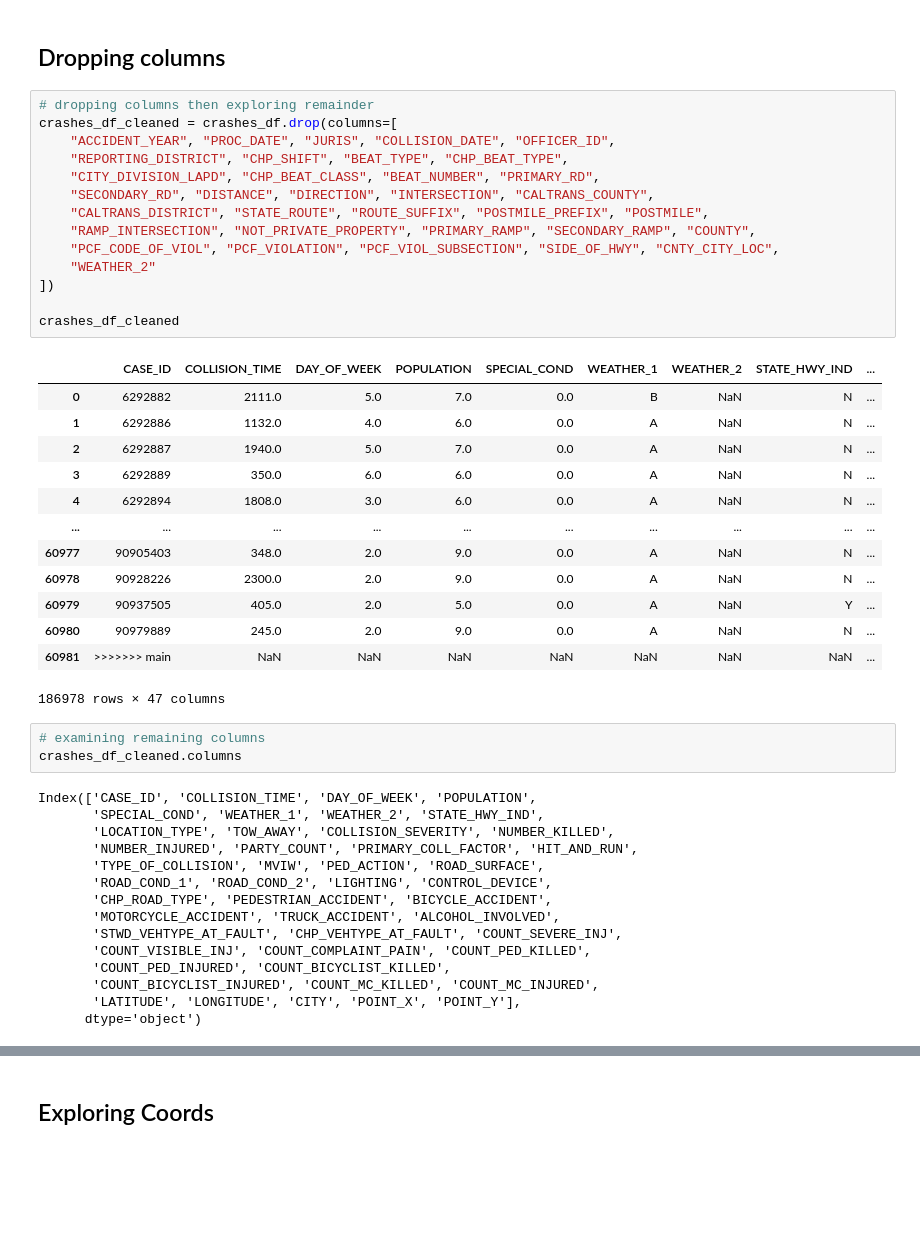
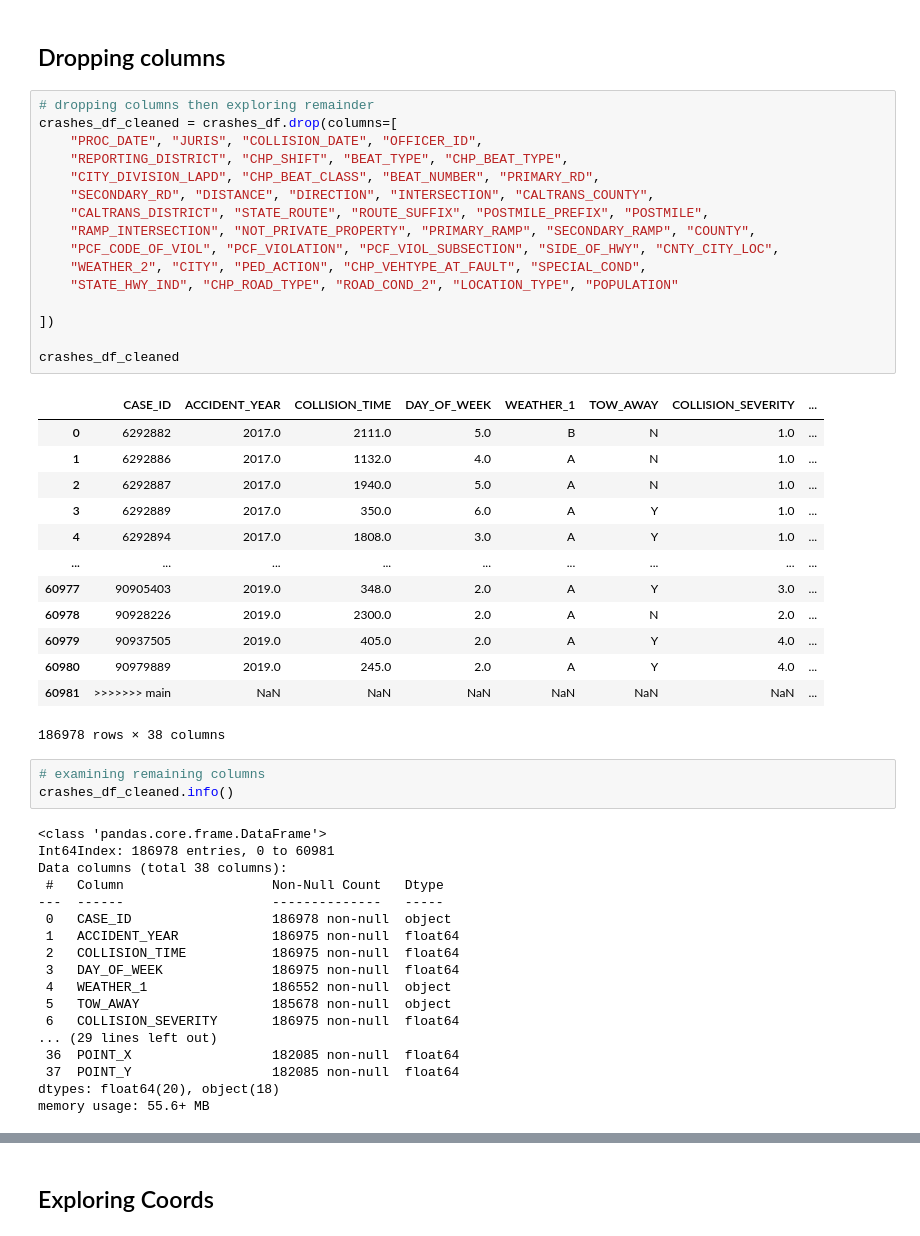
Before and after one commit to wattsr1/LA-Collision-Analysis, a Jupyter notebook: Clean_Crash_Data.ipynb, the cells around one changed output, grey strips where cells are left out. Cells and saved outputs as stored; diff of their text form; blank space fills up the shorter version.

Commit message:
dropped additional columns

```diff
--- a/Clean_Crash_Data.ipynb
+++ b/Clean_Crash_Data.ipynb
@@ -89,47 +89,52 @@ crashes_df["HIT_AND_RUN"].isnull().sum()
 # %%
 # dropping columns then exploring remainder
 crashes_df_cleaned = crashes_df.drop(columns=[
-    "ACCIDENT_YEAR", "PROC_DATE", "JURIS", "COLLISION_DATE", "OFFICER_ID",
+    "PROC_DATE", "JURIS", "COLLISION_DATE", "OFFICER_ID",
     "REPORTING_DISTRICT", "CHP_SHIFT", "BEAT_TYPE", "CHP_BEAT_TYPE",
     "CITY_DIVISION_LAPD", "CHP_BEAT_CLASS", "BEAT_NUMBER", "PRIMARY_RD",
     "SECONDARY_RD", "DISTANCE", "DIRECTION", "INTERSECTION", "CALTRANS_COUNTY",
     "CALTRANS_DISTRICT", "STATE_ROUTE", "ROUTE_SUFFIX", "POSTMILE_PREFIX", "POSTMILE",
     "RAMP_INTERSECTION", "NOT_PRIVATE_PROPERTY", "PRIMARY_RAMP", "SECONDARY_RAMP", "COUNTY",
     "PCF_CODE_OF_VIOL", "PCF_VIOLATION", "PCF_VIOL_SUBSECTION", "SIDE_OF_HWY", "CNTY_CITY_LOC",
-    "WEATHER_2"
+    "WEATHER_2", "CITY", "PED_ACTION", "CHP_VEHTYPE_AT_FAULT", "SPECIAL_COND",
+    "STATE_HWY_IND", "CHP_ROAD_TYPE", "ROAD_COND_2", "LOCATION_TYPE", "POPULATION"
+
 ])
 
 crashes_df_cleaned
 # %% [output]
-|  | CASE_ID | COLLISION_TIME | DAY_OF_WEEK | POPULATION | SPECIAL_COND | WEATHER_1 | WEATHER_2 | STATE_HWY_IND | ... |
-| 0 | 6292882 | 2111.0 | 5.0 | 7.0 | 0.0 | B | NaN | N | ... |
-| 1 | 6292886 | 1132.0 | 4.0 | 6.0 | 0.0 | A | NaN | N | ... |
-| 2 | 6292887 | 1940.0 | 5.0 | 7.0 | 0.0 | A | NaN | N | ... |
-| 3 | 6292889 | 350.0 | 6.0 | 6.0 | 0.0 | A | NaN | N | ... |
-| 4 | 6292894 | 1808.0 | 3.0 | 6.0 | 0.0 | A | NaN | N | ... |
-| ... | ... | ... | ... | ... | ... | ... | ... | ... | ... |
-| 60977 | 90905403 | 348.0 | 2.0 | 9.0 | 0.0 | A | NaN | N | ... |
-| 60978 | 90928226 | 2300.0 | 2.0 | 9.0 | 0.0 | A | NaN | N | ... |
-| 60979 | 90937505 | 405.0 | 2.0 | 5.0 | 0.0 | A | NaN | Y | ... |
-| 60980 | 90979889 | 245.0 | 2.0 | 9.0 | 0.0 | A | NaN | N | ... |
-| 60981 | >>>>>>> main | NaN | NaN | NaN | NaN | NaN | NaN | NaN | ... |
+|  | CASE_ID | ACCIDENT_YEAR | COLLISION_TIME | DAY_OF_WEEK | WEATHER_1 | TOW_AWAY | COLLISION_SEVERITY | ... |
+| 0 | 6292882 | 2017.0 | 2111.0 | 5.0 | B | N | 1.0 | ... |
+| 1 | 6292886 | 2017.0 | 1132.0 | 4.0 | A | N | 1.0 | ... |
+| 2 | 6292887 | 2017.0 | 1940.0 | 5.0 | A | N | 1.0 | ... |
+| 3 | 6292889 | 2017.0 | 350.0 | 6.0 | A | Y | 1.0 | ... |
+| 4 | 6292894 | 2017.0 | 1808.0 | 3.0 | A | Y | 1.0 | ... |
+| ... | ... | ... | ... | ... | ... | ... | ... | ... |
+| 60977 | 90905403 | 2019.0 | 348.0 | 2.0 | A | Y | 3.0 | ... |
+| 60978 | 90928226 | 2019.0 | 2300.0 | 2.0 | A | N | 2.0 | ... |
+| 60979 | 90937505 | 2019.0 | 405.0 | 2.0 | A | Y | 4.0 | ... |
+| 60980 | 90979889 | 2019.0 | 245.0 | 2.0 | A | Y | 4.0 | ... |
+| 60981 | >>>>>>> main | NaN | NaN | NaN | NaN | NaN | NaN | ... |
-186978 rows × 47 columns
+186978 rows × 38 columns
 # %%
 # examining remaining columns
-crashes_df_cleaned.columns
+crashes_df_cleaned.info()
 # %% [output]
-Index(['CASE_ID', 'COLLISION_TIME', 'DAY_OF_WEEK', 'POPULATION',
-       'SPECIAL_COND', 'WEATHER_1', 'WEATHER_2', 'STATE_HWY_IND',
-       'LOCATION_TYPE', 'TOW_AWAY', 'COLLISION_SEVERITY', 'NUMBER_KILLED',
-       'NUMBER_INJURED', 'PARTY_COUNT', 'PRIMARY_COLL_FACTOR', 'HIT_AND_RUN',
-       'TYPE_OF_COLLISION', 'MVIW', 'PED_ACTION', 'ROAD_SURFACE',
-       'ROAD_COND_1', 'ROAD_COND_2', 'LIGHTING', 'CONTROL_DEVICE',
-       'CHP_ROAD_TYPE', 'PEDESTRIAN_ACCIDENT', 'BICYCLE_ACCIDENT',
-       'MOTORCYCLE_ACCIDENT', 'TRUCK_ACCIDENT', 'ALCOHOL_INVOLVED',
-       'STWD_VEHTYPE_AT_FAULT', 'CHP_VEHTYPE_AT_FAULT', 'COUNT_SEVERE_INJ',
-       'COUNT_VISIBLE_INJ', 'COUNT_COMPLAINT_PAIN', 'COUNT_PED_KILLED',
-       'COUNT_PED_INJURED', 'COUNT_BICYCLIST_KILLED',
-       'COUNT_BICYCLIST_INJURED', 'COUNT_MC_KILLED', 'COUNT_MC_INJURED',
-       'LATITUDE', 'LONGITUDE', 'CITY', 'POINT_X', 'POINT_Y'],
-      dtype='object')
+<class 'pandas.core.frame.DataFrame'>
+Int64Index: 186978 entries, 0 to 60981
+Data columns (total 38 columns):
+ #   Column                   Non-Null Count   Dtype
+---  ------                   --------------   -----
+ 0   CASE_ID                  186978 non-null  object
+ 1   ACCIDENT_YEAR            186975 non-null  float64
+ 2   COLLISION_TIME           186975 non-null  float64
+ 3   DAY_OF_WEEK              186975 non-null  float64
+ 4   WEATHER_1                186552 non-null  object
+ 5   TOW_AWAY                 185678 non-null  object
+ 6   COLLISION_SEVERITY       186975 non-null  float64
+... (29 lines left out)
+ 36  POINT_X                  182085 non-null  float64
+ 37  POINT_Y                  182085 non-null  float64
+dtypes: float64(20), object(18)
+memory usage: 55.6+ MB
 # %%
```
Also changed, not shown: parts of 4 cells of this notebook.
